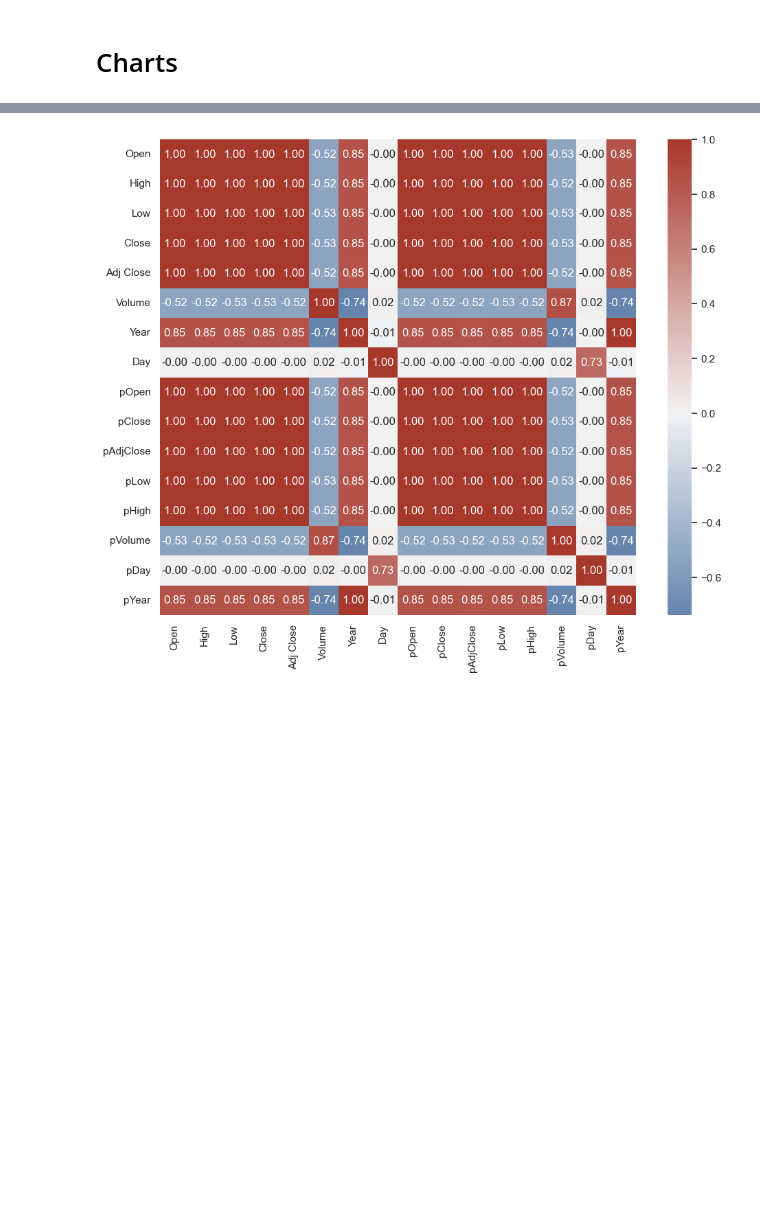
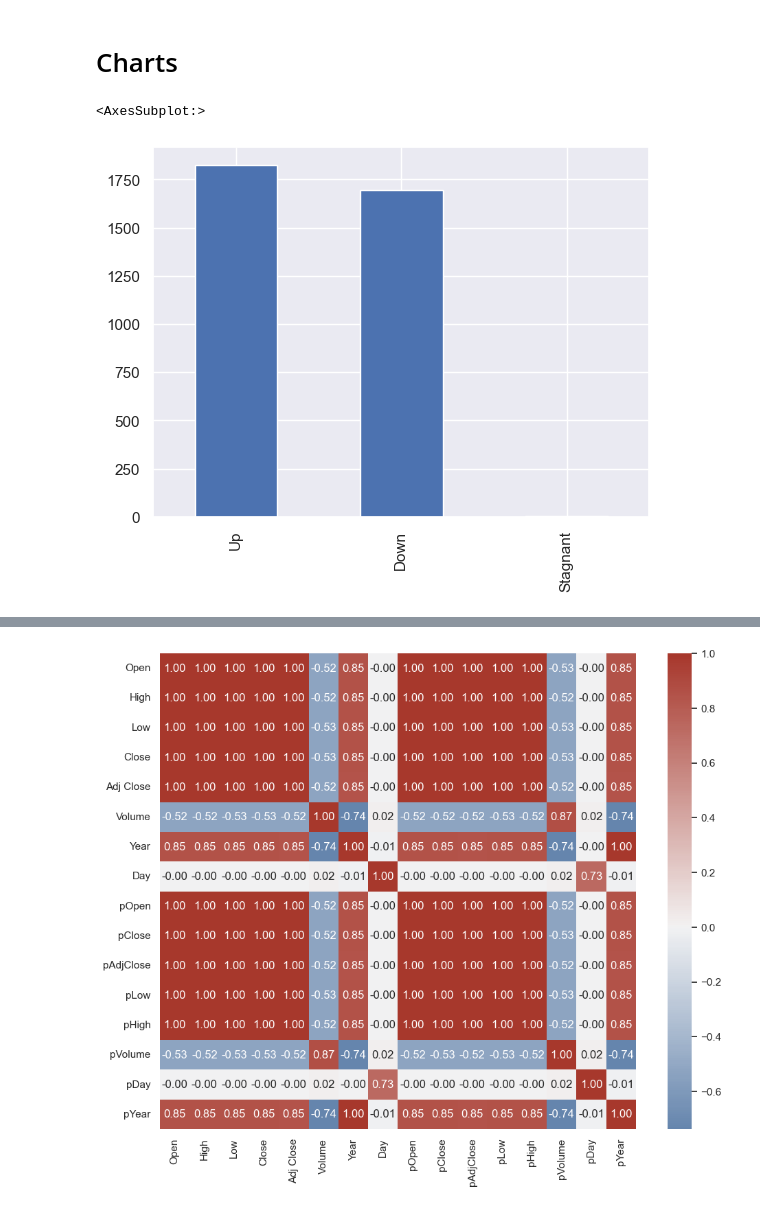
Before and after one commit to andykr1k/AppleStockAnalysis, a Jupyter notebook: main.ipynb, the cells around one changed output, grey strips where cells are left out. Drawn from its saved outputs; the diff is of its cells as text; code cells hidden in the pictures; blank space fills up the shorter version.

Commit message:
Adding count charts

```diff
--- a/main.ipynb
+++ b/main.ipynb
@@ -127,2 +127,7 @@ time: 16.5 ms (started: 2022-12-10 17:17:58 -08:00)
 # %% [markdown]
 # Charts
+# %%
+df['Direction'].value_counts().plot.bar()
+# %% [output]
+<AxesSubplot:>
+[figure, added]
```
Also changed, not shown: parts of 9 cells of this notebook.
